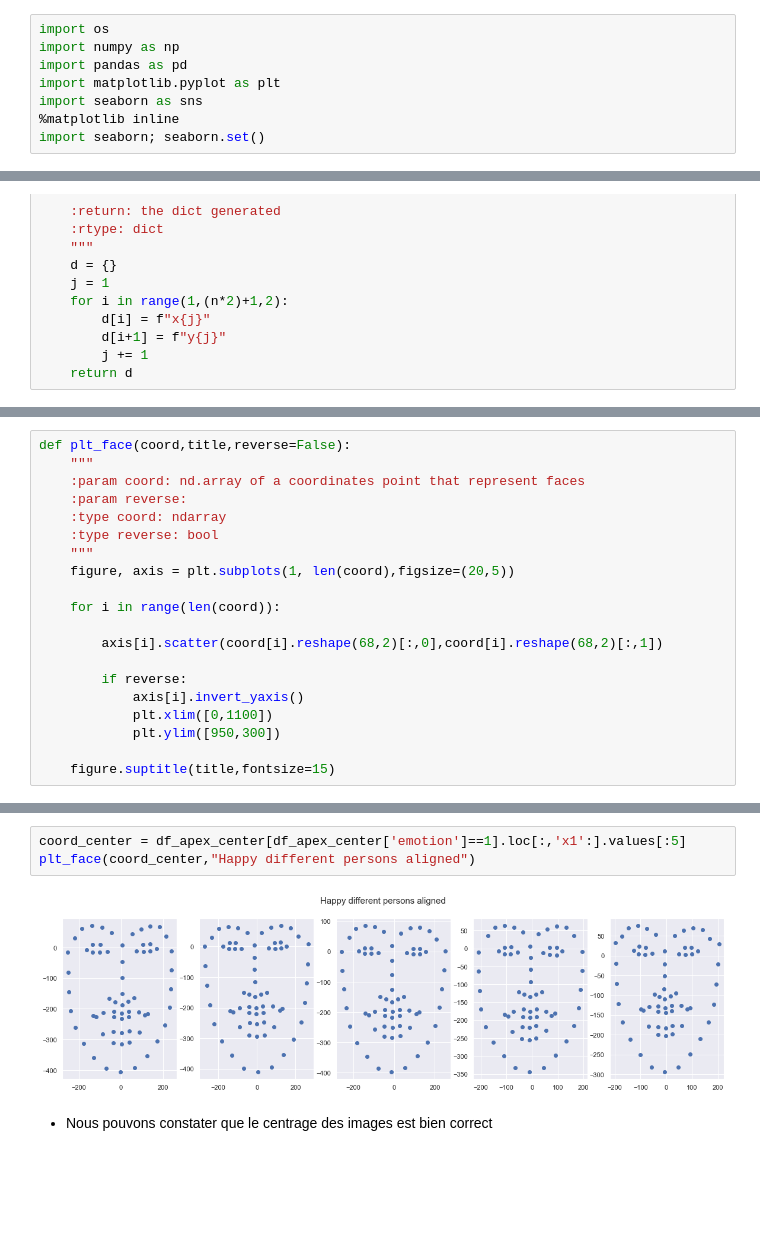
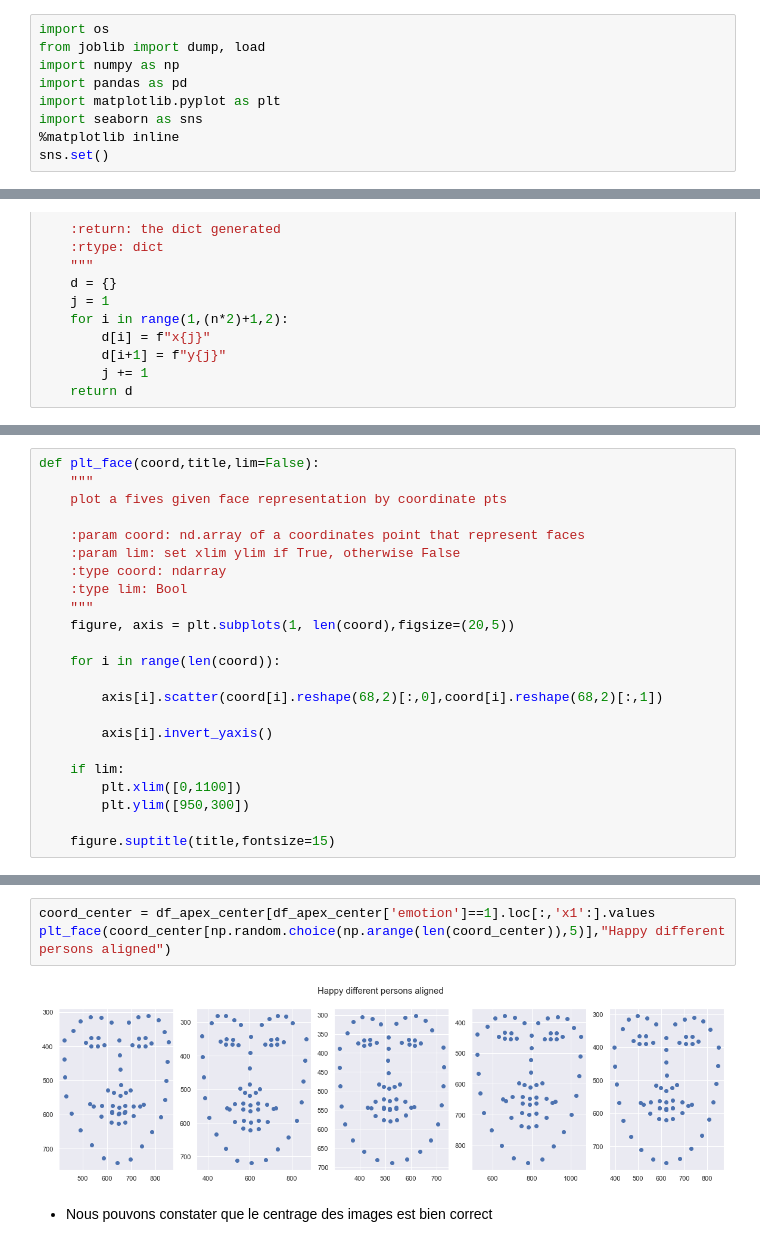
Before and after one commit to patherstevenson/M1-PROJECT-DS, a Jupyter notebook: project.ipynb, the cells around one changed output, grey strips where cells are left out. Saved outputs shown, nothing was run; the diff lists cells and outputs as text; blank space fills up the shorter version.

```diff
--- a/project.ipynb
+++ b/project.ipynb
@@ -9,12 +9,13 @@
 # 1- Librairies
 # %%
 import os
+from joblib import dump, load
 import numpy as np
 import pandas as pd
 import matplotlib.pyplot as plt
 import seaborn as sns
 %matplotlib inline
-import seaborn; seaborn.set()
+sns.set()
 # %% [markdown]
 # 2 - Data pre-processing
 # %% [markdown]
@@ -92,12 +108,14 @@ def generate_dataframe(folder,selection,only_apex=False,center=False,mid_pt=27):
 
     return df
 # %%
-def plt_face(coord,title,reverse=False):
+def plt_face(coord,title,lim=False):
     """
+    plot a fives given face representation by coordinate pts
+
     :param coord: nd.array of a coordinates point that represent faces
-    :param reverse:
+    :param lim: set xlim ylim if True, otherwise False
     :type coord: ndarray
-    :type reverse: bool
+    :type lim: Bool
     """
     figure, axis = plt.subplots(1, len(coord),figsize=(20,5))
 
@@ -105,10 +123,11 @@ def plt_face(coord,title,reverse=False):
 
         axis[i].scatter(coord[i].reshape(68,2)[:,0],coord[i].reshape(68,2)[:,1])
 
-        if reverse:
-            axis[i].invert_yaxis()
-            plt.xlim([0,1100])
-            plt.ylim([950,300])
+        axis[i].invert_yaxis()
+
+    if lim:
+        plt.xlim([0,1100])
+        plt.ylim([950,300])
 
     figure.suptitle(title,fontsize=15)
 # %% [markdown]
@@ -137,8 +158,8 @@ plt_face(coord[[np.random.randint(0,len(coord)) for i in range(5)]],"Happy diffe
 # %%
-coord_center = df_apex_center[df_apex_center['emotion']==1].loc[:,'x1':].values[:5]
-plt_face(coord_center,"Happy different persons aligned")
+coord_center = df_apex_center[df_apex_center['emotion']==1].loc[:,'x1':].values
+plt_face(coord_center[np.random.choice(np.arange(len(coord_center)),5)],"Happy different persons aligned")
 # %% [output]
-[figure, old version]
+[figure, new version]
 # %% [markdown]
 * Nous pouvons constater que le centrage des images est bien correct
 # %% [markdown]
```
Also changed, not shown: parts of 57 cells of this notebook, 7 other files.
